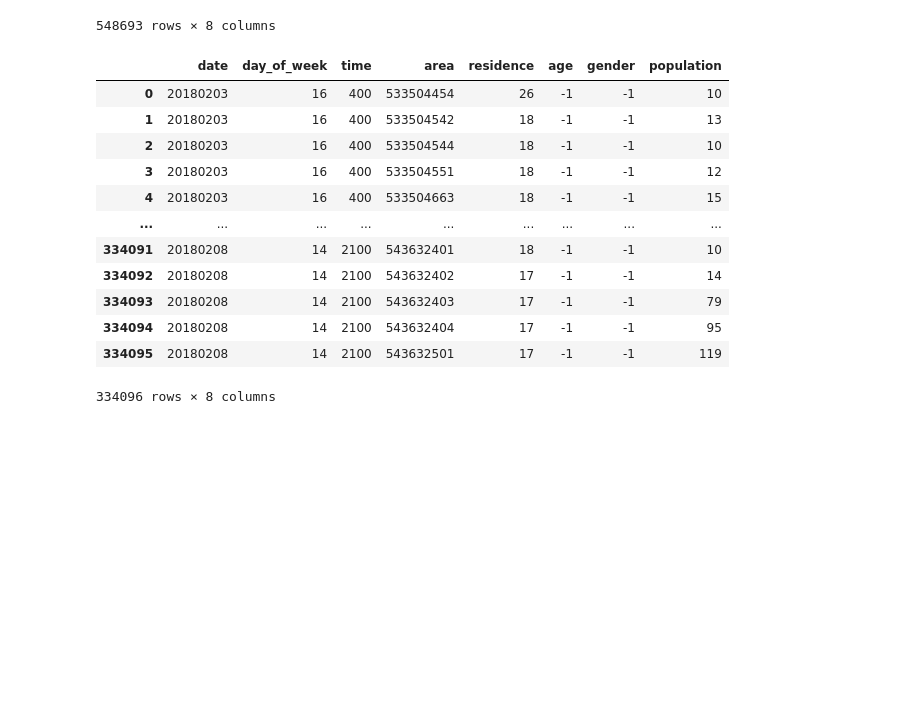
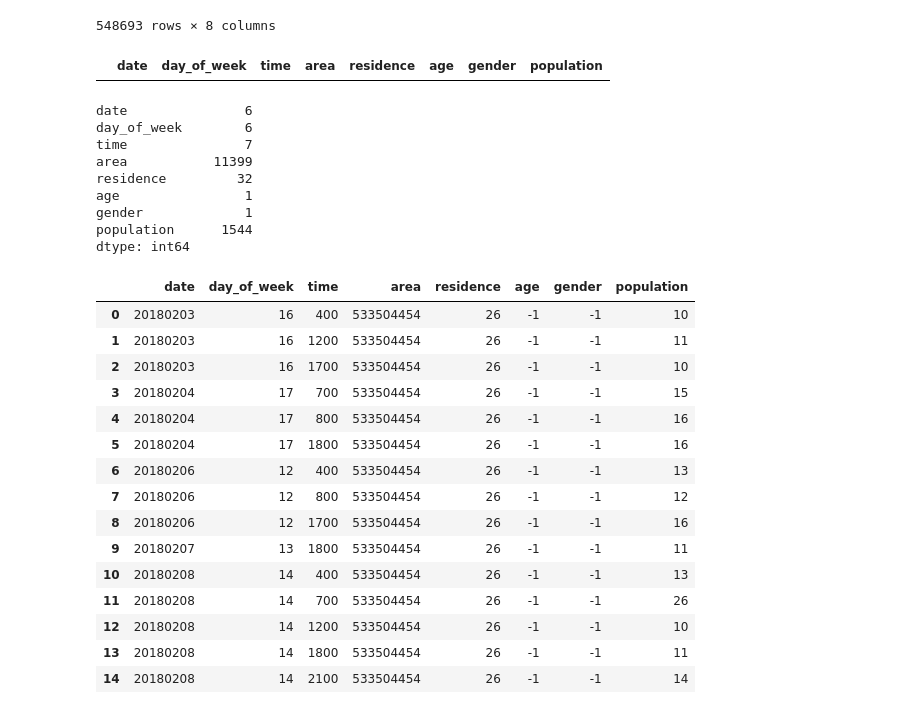
Before and after one commit to AndyRyuu/Fukui-Snow, a Jupyter notebook: Pre-processing.ipynb, the cells around one changed output. Saved outputs shown, nothing was run; the diff lists cells and outputs as text; code cells hidden in the pictures; blank space fills up the shorter version.

```diff
--- a/Pre-processing.ipynb
+++ b/Pre-processing.ipynb
@@ -37,20 +67,43 @@ data_10Dai
 | 548691 | 20180208 | 14 | 2100 | 543632501 | -1 | 60 | 2 | 20 |
 | 548692 | 20180208 | 14 | 2100 | 543632501 | -1 | 70 | 2 | 12 |
 548693 rows × 8 columns
+# %%
+datatest1 = data_10Dai[(data_10Dai['area']==533504454)]
+datatest1.reset_index(drop=True,inplace=True)
+datatest1
+# %% [output]
+|  | date | day_of_week | time | area | residence | age | gender | population |
 # %%
 data_Ken = pd.read_csv(r'data/03_居住地(都道府県).csv')
-data_Ken
+data_Ken.nunique()
 # %% [output]
-|  | date | day_of_week | time | area | residence | age | gender | population |
-| 0 | 20180203 | 16 | 400 | 533504454 | 26 | -1 | -1 | 10 |
-| 1 | 20180203 | 16 | 400 | 533504542 | 18 | -1 | -1 | 13 |
-| 2 | 20180203 | 16 | 400 | 533504544 | 18 | -1 | -1 | 10 |
-| 3 | 20180203 | 16 | 400 | 533504551 | 18 | -1 | -1 | 12 |
-| 4 | 20180203 | 16 | 400 | 533504663 | 18 | -1 | -1 | 15 |
-| ... | ... | ... | ... | ... | ... | ... | ... | ... |
-| 334091 | 20180208 | 14 | 2100 | 543632401 | 18 | -1 | -1 | 10 |
-| 334092 | 20180208 | 14 | 2100 | 543632402 | 17 | -1 | -1 | 14 |
-| 334093 | 20180208 | 14 | 2100 | 543632403 | 17 | -1 | -1 | 79 |
-| 334094 | 20180208 | 14 | 2100 | 543632404 | 17 | -1 | -1 | 95 |
-| 334095 | 20180208 | 14 | 2100 | 543632501 | 17 | -1 | -1 | 119 |
-334096 rows × 8 columns
+date               6
+day_of_week        6
+time               7
+area           11399
+residence         32
+age                1
+gender             1
+population      1544
+dtype: int64
+# %%
+datatest2 = data_Ken[(data_Ken['area']==533504454)]
+datatest2.reset_index(drop=True,inplace=True)
+datatest2
+# %% [output]
+|  | date | day_of_week | time | area | residence | age | gender | population |
+| 0 | 20180203 | 16 | 400 | 533504454 | 26 | -1 | -1 | 10 |
+| 1 | 20180203 | 16 | 1200 | 533504454 | 26 | -1 | -1 | 11 |
+| 2 | 20180203 | 16 | 1700 | 533504454 | 26 | -1 | -1 | 10 |
+| 3 | 20180204 | 17 | 700 | 533504454 | 26 | -1 | -1 | 15 |
+| 4 | 20180204 | 17 | 800 | 533504454 | 26 | -1 | -1 | 16 |
+| 5 | 20180204 | 17 | 1800 | 533504454 | 26 | -1 | -1 | 16 |
+| 6 | 20180206 | 12 | 400 | 533504454 | 26 | -1 | -1 | 13 |
+| 7 | 20180206 | 12 | 800 | 533504454 | 26 | -1 | -1 | 12 |
+| 8 | 20180206 | 12 | 1700 | 533504454 | 26 | -1 | -1 | 16 |
+| 9 | 20180207 | 13 | 1800 | 533504454 | 26 | -1 | -1 | 11 |
+| 10 | 20180208 | 14 | 400 | 533504454 | 26 | -1 | -1 | 13 |
+| 11 | 20180208 | 14 | 700 | 533504454 | 26 | -1 | -1 | 26 |
+| 12 | 20180208 | 14 | 1200 | 533504454 | 26 | -1 | -1 | 10 |
+| 13 | 20180208 | 14 | 1800 | 533504454 | 26 | -1 | -1 | 11 |
+| 14 | 20180208 | 14 | 2100 | 533504454 | 26 | -1 | -1 | 14 |
```
Also changed, not shown: parts of 6 cells of this notebook.
